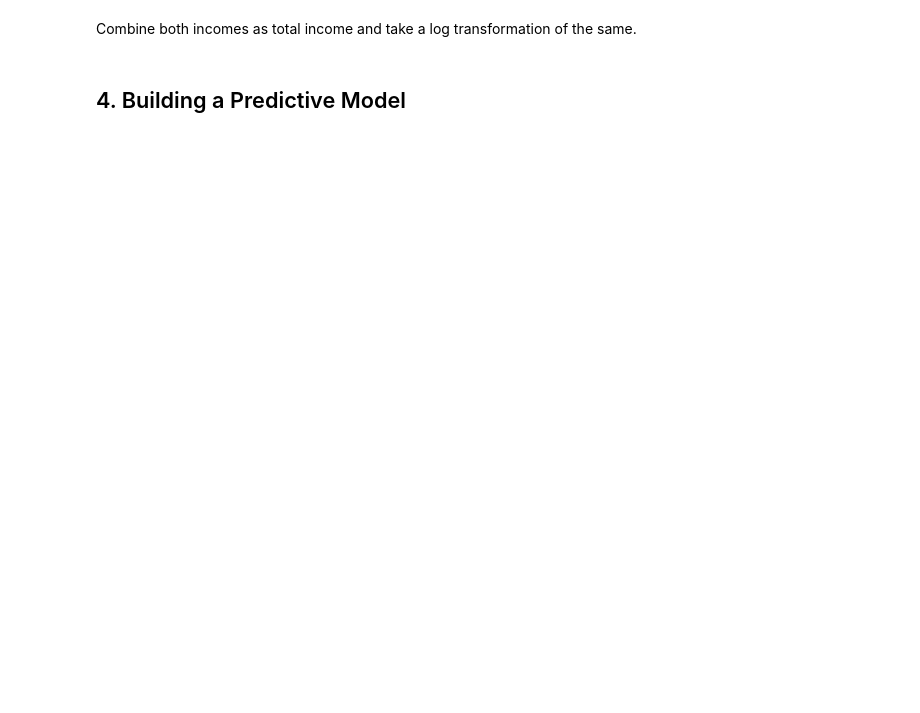
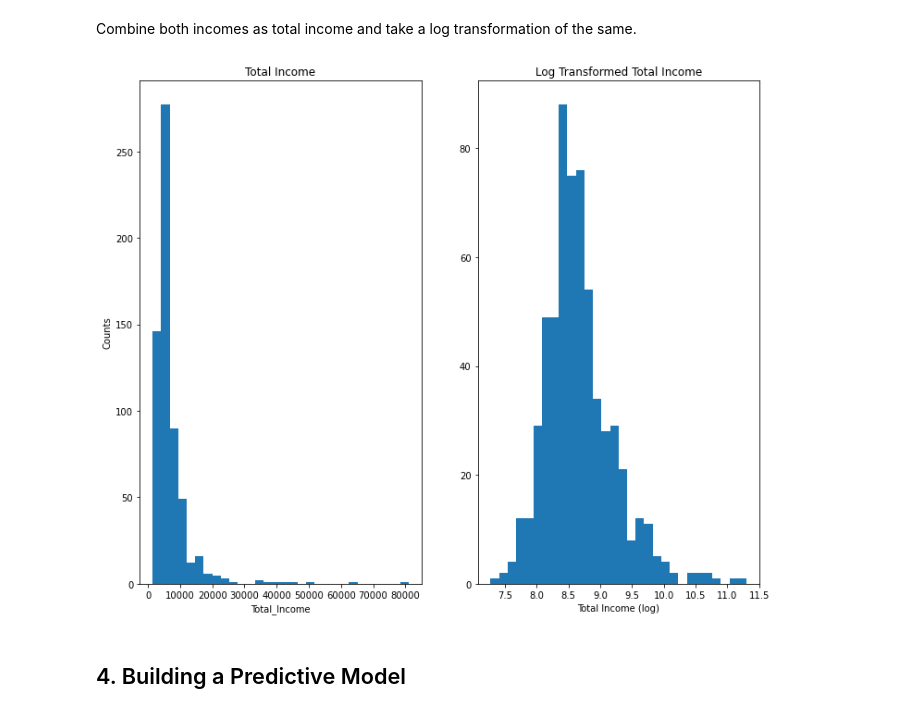
Before and after one commit to elslb/lhl_mini_4, a Jupyter notebook: task_notebook.ipynb, the cells around one changed output. Saved outputs shown, nothing was run; the diff lists cells and outputs as text; code cells hidden in the pictures; blank space fills up the shorter version.

```diff
--- a/task_notebook.ipynb
+++ b/task_notebook.ipynb
@@ -348,4 +468,24 @@ Try a log transformation to get rid of the extreme values in `LoanAmount`. Plot
 # %% [markdown]
 Combine both incomes as total income and take a log transformation of the same.
+# %%
+df2['Total_Income'] = df2['ApplicantIncome'] + df2['CoapplicantIncome']
+df2['Total_Income_log'] = np.log(df2['Total_Income'])
+# %%
+fig, axes = plt.subplots(1, 2)
+ax1 = axes[0]
+ax2 = axes[1]
+
+ax1.hist(data = df2, x = 'Total_Income', bins = 30)
+ax1.set_title('Total Income')
+ax1.set_xlabel('Total_Income')
+ax1.set_ylabel('Counts')
+
+ax2.hist(data = df2, x = 'Total_Income_log', bins = 30)
+ax2.set_title('Log Transformed Total Income')
+ax2.set_xlabel('Total Income (log)')
+
+plt.show()
+# %% [output]
+[figure, added]
 # %% [markdown]
 ## 4. Building a Predictive Model
```
Also changed, not shown: parts of 25 cells of this notebook.
